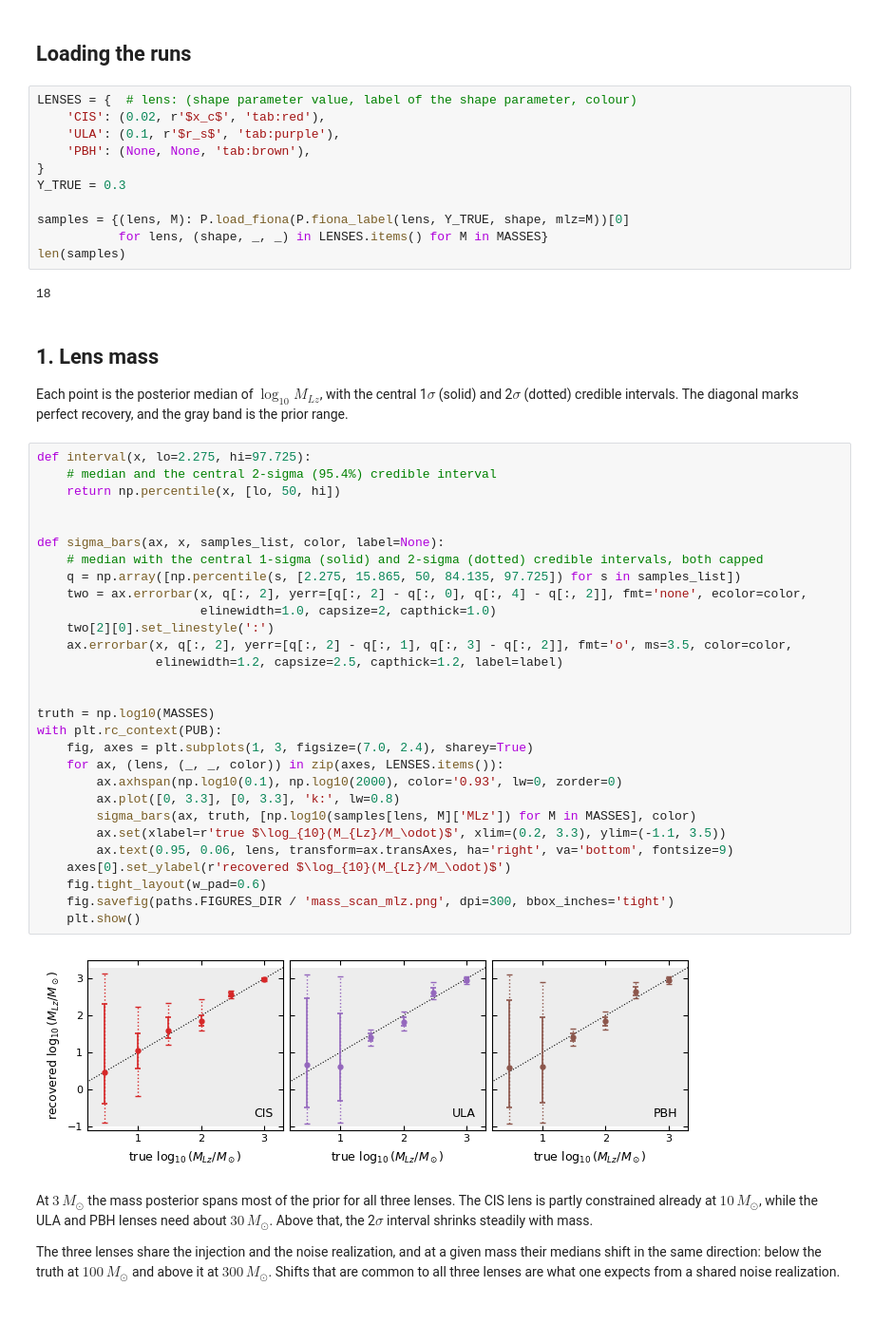
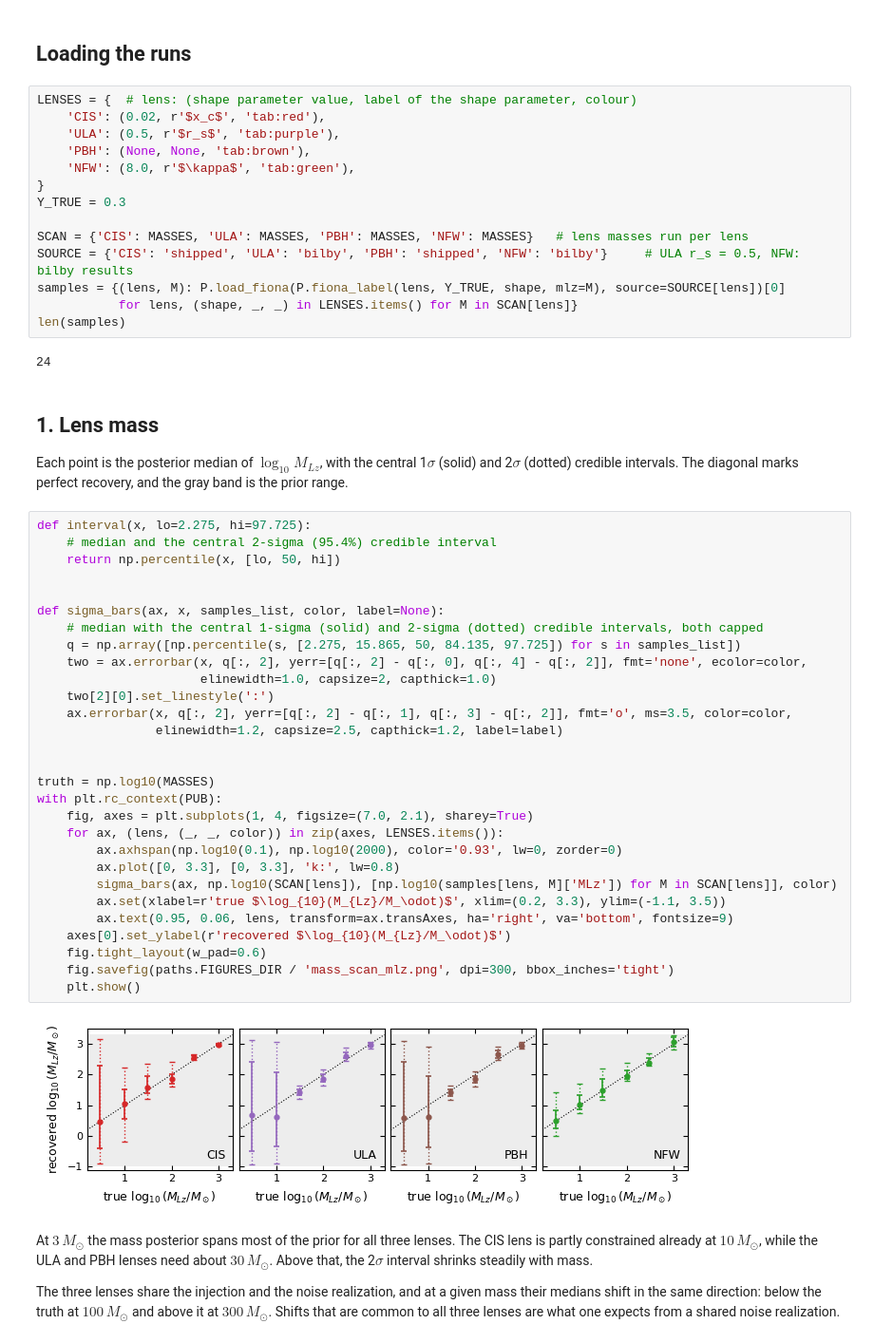
Before and after one commit to ninoephremidze/infer_with_FIONA, a Jupyter notebook: notebooks/03_mass_scans.ipynb, the cells around one changed output. Shown at 95% size. Saved outputs shown, nothing was run; the diff lists cells and outputs as text; blank space fills up the shorter version.

```diff
--- a/notebooks/03_mass_scans.ipynb
+++ b/notebooks/03_mass_scans.ipynb
@@ -51,16 +52,19 @@ At $M_{Lz} = 3\,M_\odot$ the whole band lies below $w = 0.4$, so we expect littl
 # %%
 LENSES = {  # lens: (shape parameter value, label of the shape parameter, colour)
     'CIS': (0.02, r'$x_c$', 'tab:red'),
-    'ULA': (0.1, r'$r_s$', 'tab:purple'),
+    'ULA': (0.5, r'$r_s$', 'tab:purple'),
     'PBH': (None, None, 'tab:brown'),
+    'NFW': (8.0, r'$\kappa$', 'tab:green'),
 }
 Y_TRUE = 0.3
 
-samples = {(lens, M): P.load_fiona(P.fiona_label(lens, Y_TRUE, shape, mlz=M))[0]
-           for lens, (shape, _, _) in LENSES.items() for M in MASSES}
+SCAN = {'CIS': MASSES, 'ULA': MASSES, 'PBH': MASSES, 'NFW': MASSES}   # lens masses run per lens
+SOURCE = {'CIS': 'shipped', 'ULA': 'bilby', 'PBH': 'shipped', 'NFW': 'bilby'}     # ULA r_s = 0.5, NFW: bilby results
+samples = {(lens, M): P.load_fiona(P.fiona_label(lens, Y_TRUE, shape, mlz=M), source=SOURCE[lens])[0]
+           for lens, (shape, _, _) in LENSES.items() for M in SCAN[lens]}
 len(samples)
 # %% [output]
-18
+24
 # %% [markdown]
 ## 1. Lens mass
 
@@ -68,34 +72,34 @@ Each point is the posterior median of $\log_{10} M_{Lz}$, with the central 1$\si
 # %%
 def interval(x, lo=2.275, hi=97.725):
     # median and the central 2-sigma (95.4%) credible interval
     return np.percentile(x, [lo, 50, hi])
 
 
 def sigma_bars(ax, x, samples_list, color, label=None):
     # median with the central 1-sigma (solid) and 2-sigma (dotted) credible intervals, both capped
     q = np.array([np.percentile(s, [2.275, 15.865, 50, 84.135, 97.725]) for s in samples_list])
     two = ax.errorbar(x, q[:, 2], yerr=[q[:, 2] - q[:, 0], q[:, 4] - q[:, 2]], fmt='none', ecolor=color,
                       elinewidth=1.0, capsize=2, capthick=1.0)
     two[2][0].set_linestyle(':')
     ax.errorbar(x, q[:, 2], yerr=[q[:, 2] - q[:, 1], q[:, 3] - q[:, 2]], fmt='o', ms=3.5, color=color,
                 elinewidth=1.2, capsize=2.5, capthick=1.2, label=label)
 
 
 truth = np.log10(MASSES)
 with plt.rc_context(PUB):
-    fig, axes = plt.subplots(1, 3, figsize=(7.0, 2.4), sharey=True)
+    fig, axes = plt.subplots(1, 4, figsize=(7.0, 2.1), sharey=True)
     for ax, (lens, (_, _, color)) in zip(axes, LENSES.items()):
         ax.axhspan(np.log10(0.1), np.log10(2000), color='0.93', lw=0, zorder=0)
         ax.plot([0, 3.3], [0, 3.3], 'k:', lw=0.8)
-        sigma_bars(ax, truth, [np.log10(samples[lens, M]['MLz']) for M in MASSES], color)
+        sigma_bars(ax, np.log10(SCAN[lens]), [np.log10(samples[lens, M]['MLz']) for M in SCAN[lens]], color)
         ax.set(xlabel=r'true $\log_{10}(M_{Lz}/M_\odot)$', xlim=(0.2, 3.3), ylim=(-1.1, 3.5))
         ax.text(0.95, 0.06, lens, transform=ax.transAxes, ha='right', va='bottom', fontsize=9)
     axes[0].set_ylabel(r'recovered $\log_{10}(M_{Lz}/M_\odot)$')
     fig.tight_layout(w_pad=0.6)
     fig.savefig(paths.FIGURES_DIR / 'mass_scan_mlz.png', dpi=300, bbox_inches='tight')
     plt.show()
 # %% [output]
-[figure, old version]
+[figure, new version]
 # %% [markdown]
 At $3\,M_\odot$ the mass posterior spans most of the prior for all three lenses. The CIS lens is partly constrained already at $10\,M_\odot$, while the ULA and PBH lenses need about $30\,M_\odot$. Above that, the 2$\sigma$ interval shrinks steadily with mass.
 
```
Also changed, not shown: parts of 8 cells of this notebook, 16 other files.
